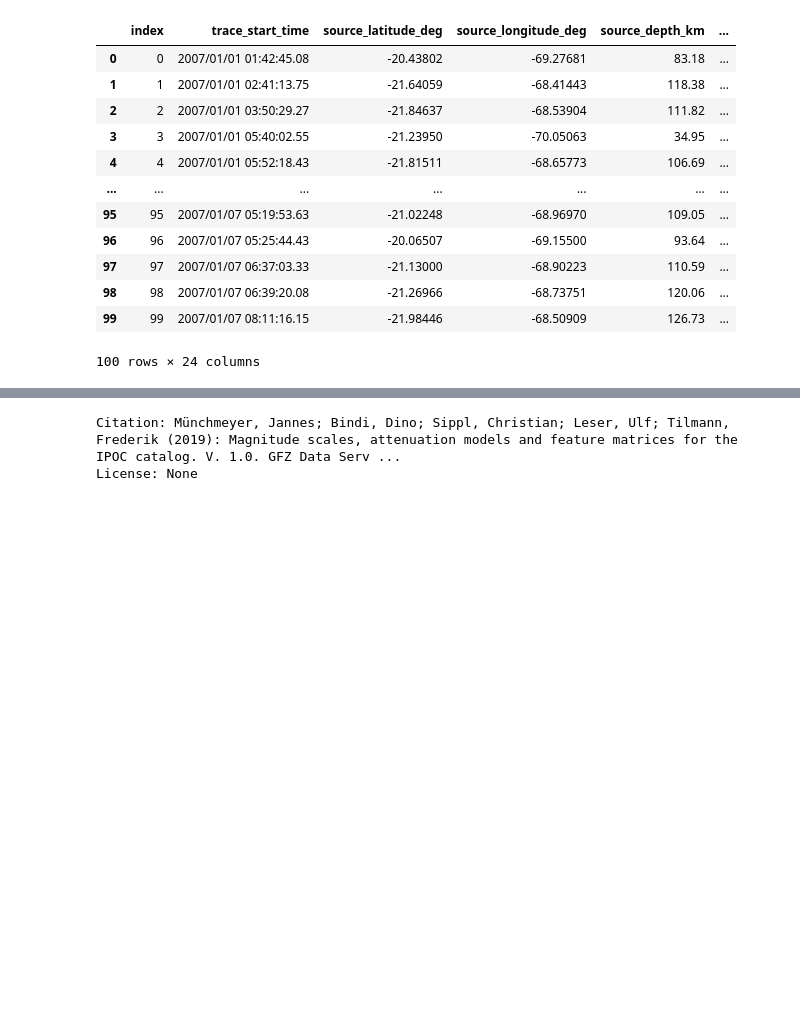
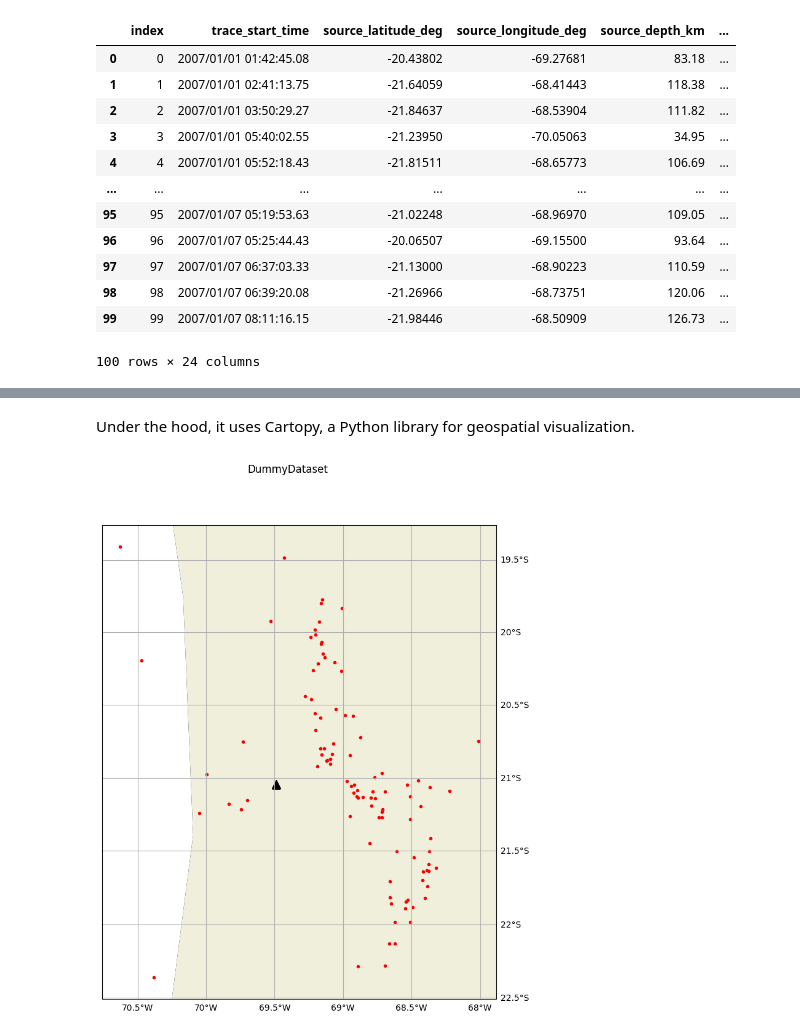
Before and after one commit to Hy-X/seisbench-demos, a Jupyter notebook: notebooks/01_Check_Dataset.ipynb, the cells around one changed output, grey strips where cells are left out. Drawn from its saved outputs; the diff is of its cells as text; code cells hidden in the pictures; blank space fills up the shorter version.

```diff
--- a/notebooks/01_Check_Dataset.ipynb
+++ b/notebooks/01_Check_Dataset.ipynb
@@ -265,6 +265,6 @@ plt.show()
+# %% [markdown]
+Under the hood, it uses Cartopy, a Python library for geospatial visualization.
 # %%
-print("Citation:", data.citation)
-print("License:", data.license)
+data.plot_map();
 # %% [output]
-Citation: Münchmeyer, Jannes; Bindi, Dino; Sippl, Christian; Leser, Ulf; Tilmann, Frederik (2019): Magnitude scales, attenuation models and feature matrices for the IPOC catalog. V. 1.0. GFZ Data Serv ...
-License: None
+[figure, added]
```
Also changed, not shown: parts of 11 cells of this notebook, 1 other file.
